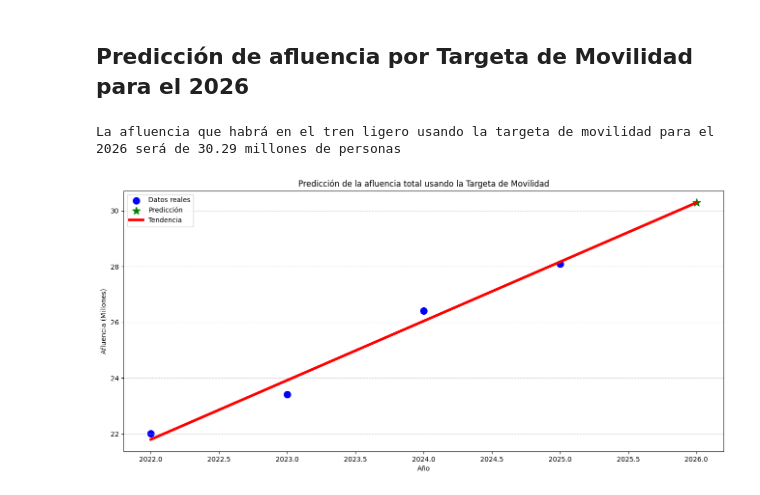
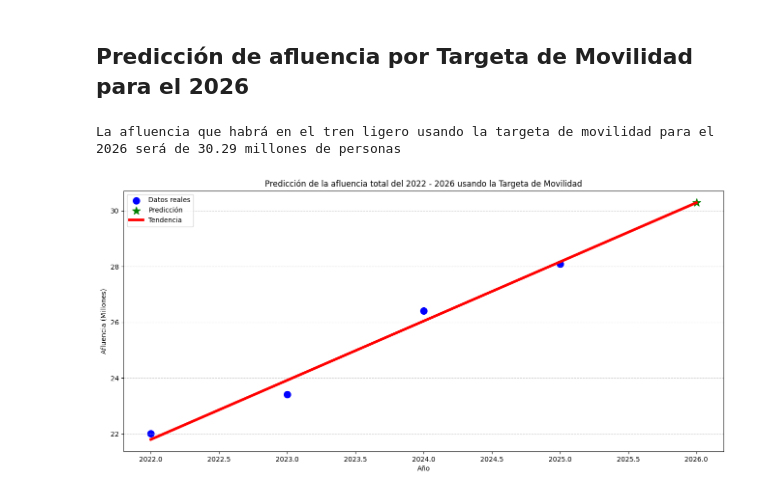
Before and after one commit to K4lilinuxX/CDMX, a Jupyter notebook: Tren-Ligero-CDMX/tren-ligero-cdmx.ipynb, the cells around one changed output. Saved outputs shown, nothing was run; the diff lists cells and outputs as text; code cells hidden in the pictures.

```diff
--- a/Tren-Ligero-CDMX/tren-ligero-cdmx.ipynb
+++ b/Tren-Ligero-CDMX/tren-ligero-cdmx.ipynb
@@ -238,7 +238,7 @@ print(f"La afluencia que habrá en el tren ligero usando la targeta de movilidad
 
 # Graficamos
 plt.figure(figsize=(16,7))
-plt.title("Predicción de la afluencia total usando la Targeta de Movilidad")
+plt.title("Predicción de la afluencia total del 2022 - 2026 usando la Targeta de Movilidad")
 
 # Puntos azules (datos reales)
 plt.scatter(X,
@@ -246,31 +246,31 @@ plt.scatter(X,
             s=100,
             color="blue",
             label="Datos reales")
 
 # Punto verde (predicción)
 plt.scatter(años_futuro,
             predic,
             s=150,
             color="green",
             marker="*",
             label="Predicción")
 
 # Linea (tendencia)
 X_extendido = np.linspace(2022,2026,5).reshape(-1, 1)
 y_extendido = modelo.predict(X_extendido)
 plt.plot(X_extendido,
          y_extendido,
          linewidth=4,
          color="red",
          label="Tendencia")
 
 plt.xlabel("Año")
 plt.ylabel("Afluencia (Millones)")
 plt.grid(axis="y",
          linestyle="--",
          alpha=0.6)
 plt.legend()
 plt.show()
 # %% [output]
 La afluencia que habrá en el tren ligero usando la targeta de movilidad para el 2026 será de 30.29 millones de personas
-[figure, old version]
+[figure, new version]
```
